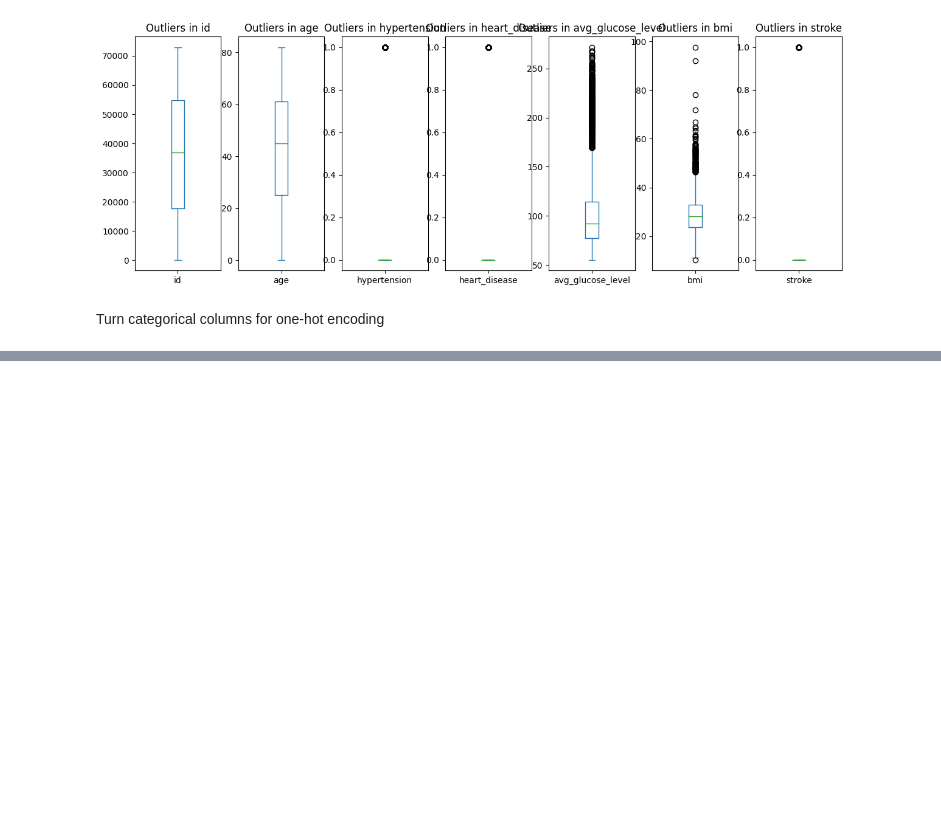
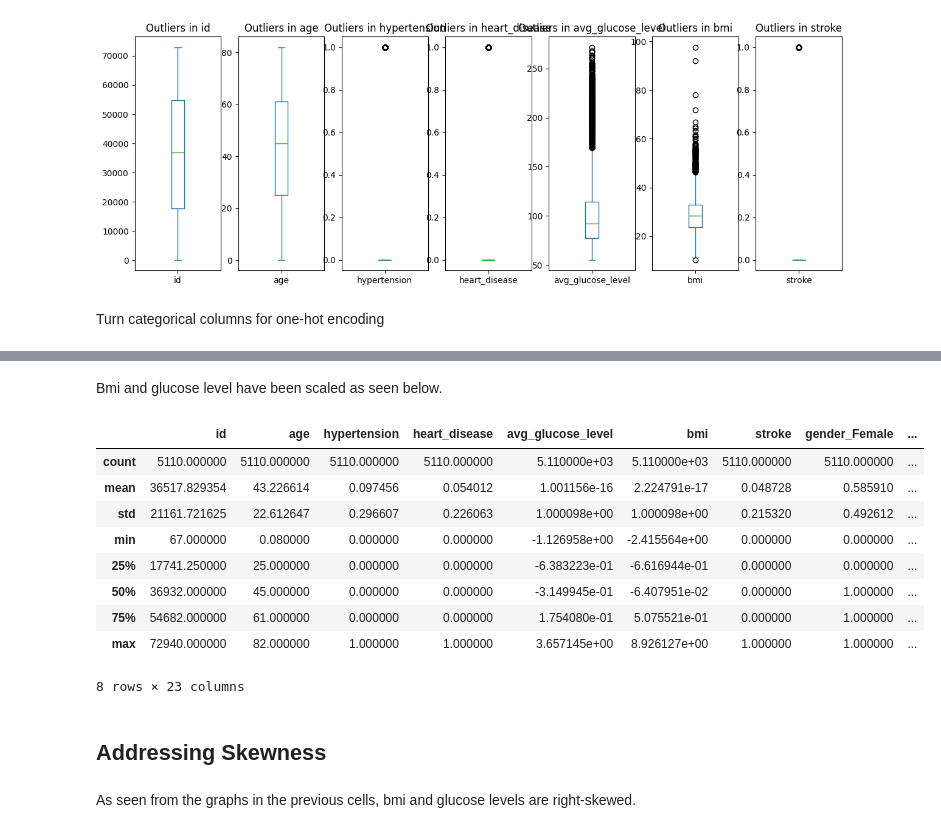
Before and after one commit to dot-william/ml-django-integration, a Jupyter notebook: stroke/StrokeClassification.ipynb, the cells around one changed output, grey strips where cells are left out. Saved outputs shown, nothing was run; the diff lists cells and outputs as text; code cells hidden in the pictures; blank space fills up the shorter version.

```diff
--- a/stroke/StrokeClassification.ipynb
+++ b/stroke/StrokeClassification.ipynb
@@ -187,0 +283,19 @@ categories = stroke_df.select_dtypes(include=['object']).columns
+# %% [markdown]
+Bmi and glucose level have been scaled as seen below.
+# %%
+stroke_df.describe()
+# %% [output]
+|  | id | age | hypertension | heart_disease | avg_glucose_level | bmi | stroke | gender_Female | ... |
+| count | 5110.000000 | 5110.000000 | 5110.000000 | 5110.000000 | 5.110000e+03 | 5.110000e+03 | 5110.000000 | 5110.000000 | ... |
+| mean | 36517.829354 | 43.226614 | 0.097456 | 0.054012 | 1.001156e-16 | 2.224791e-17 | 0.048728 | 0.585910 | ... |
+| std | 21161.721625 | 22.612647 | 0.296607 | 0.226063 | 1.000098e+00 | 1.000098e+00 | 0.215320 | 0.492612 | ... |
+| min | 67.000000 | 0.080000 | 0.000000 | 0.000000 | -1.126958e+00 | -2.415564e+00 | 0.000000 | 0.000000 | ... |
+| 25% | 17741.250000 | 25.000000 | 0.000000 | 0.000000 | -6.383223e-01 | -6.616944e-01 | 0.000000 | 0.000000 | ... |
+| 50% | 36932.000000 | 45.000000 | 0.000000 | 0.000000 | -3.149945e-01 | -6.407951e-02 | 0.000000 | 1.000000 | ... |
+| 75% | 54682.000000 | 61.000000 | 0.000000 | 0.000000 | 1.754080e-01 | 5.075521e-01 | 0.000000 | 1.000000 | ... |
+| max | 72940.000000 | 82.000000 | 1.000000 | 1.000000 | 3.657145e+00 | 8.926127e+00 | 1.000000 | 1.000000 | ... |
+8 rows × 23 columns
+# %% [markdown]
+## Addressing Skewness
+# %% [markdown]
+As seen from the graphs in the previous cells, bmi and glucose levels are right-skewed.
```
Also changed, not shown: parts of 21 cells of this notebook.
